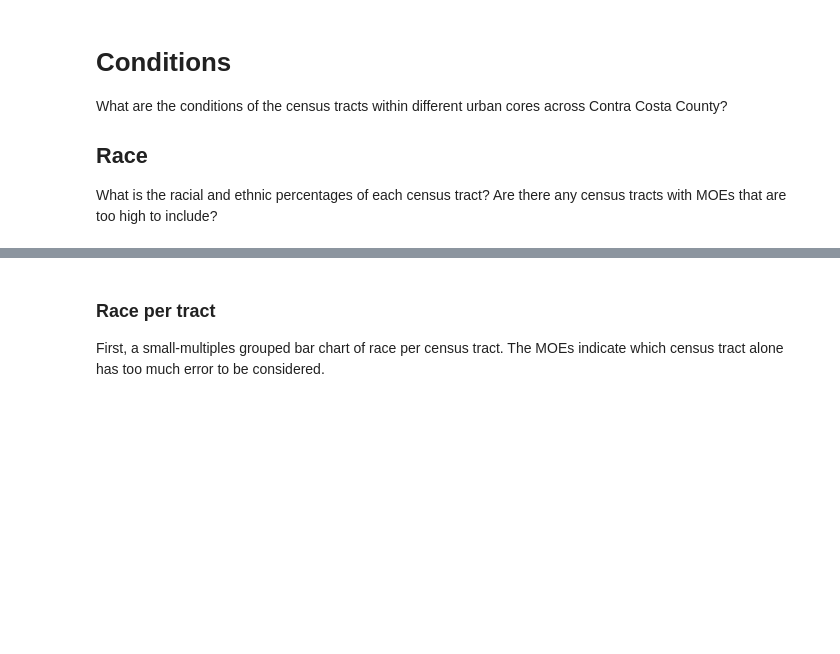
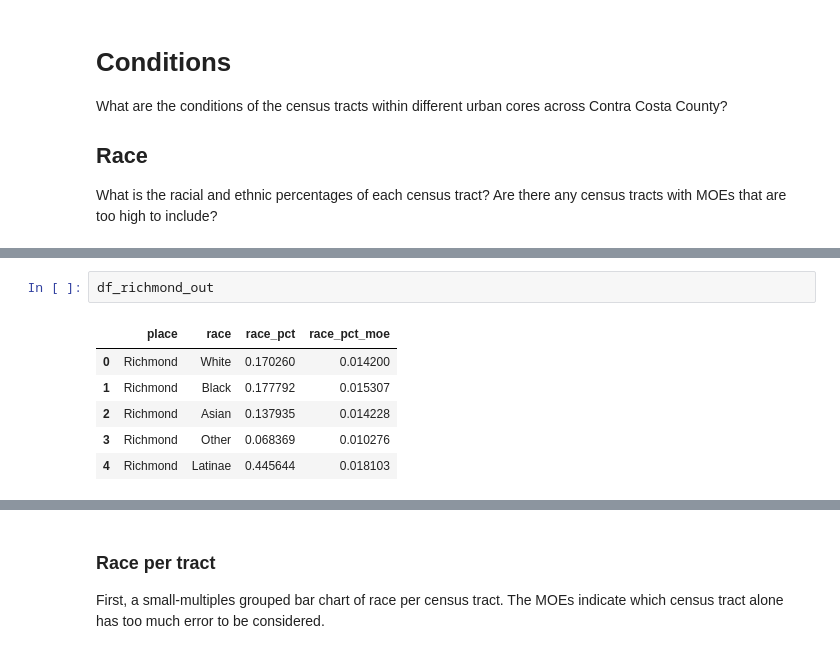
Before and after one commit to mbecica/richmond-trends, a Jupyter notebook: cc-county-trends.ipynb, the cells around one changed output, grey strips where cells are left out. Drawn from its saved outputs; the diff is of its cells as text; blank space fills up the shorter version.

Commit message:
updating race maps to address too-high MOEs, cleaning up functions to be reusable, setup race per place charts

```diff
--- a/cc-county-trends.ipynb
+++ b/cc-county-trends.ipynb
@@ -127,0 +292,9 @@ df_out.to_csv('tract_hispanic_pct.csv', index=False)
+# %%
+df_richmond_out
+# %% [output]
+|  | place | race | race_pct | race_pct_moe |
+| 0 | Richmond | White | 0.170260 | 0.014200 |
+| 1 | Richmond | Black | 0.177792 | 0.015307 |
+| 2 | Richmond | Asian | 0.137935 | 0.014228 |
+| 3 | Richmond | Other | 0.068369 | 0.010276 |
+| 4 | Richmond | Latinae | 0.445644 | 0.018103 |
```
Also changed, not shown: parts of 19 cells of this notebook, 7 other files.
